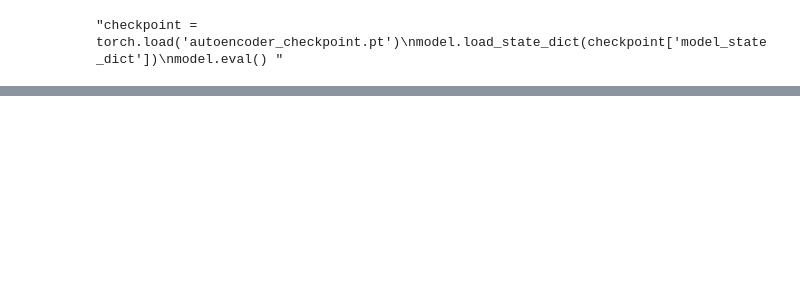
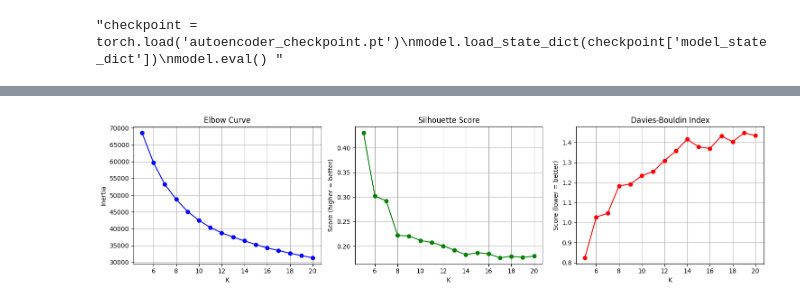
Before and after one commit to Adithyadamodara/Unsupervised-Learning, a Jupyter notebook: DEC/p2.ipynb, the cells around one changed output, grey strips where cells are left out. Saved outputs shown, nothing was run; the diff lists cells and outputs as text; code cells hidden in the pictures; blank space fills up the shorter version.

```diff
--- a/DEC/p2.ipynb
+++ b/DEC/p2.ipynb
@@ -253,0 +300,27 @@ model.eval() """
+# %%
+# Plotting all three metric outputs
+fig, axes = plt.subplots(1, 3, figsize=(15, 4))
+
+axes[0].plot(K_range, inertias, 'bo-')
+axes[0].set_title('Elbow Curve')
+axes[0].set_xlabel('K')
+axes[0].set_ylabel('Inertia')
+axes[0].grid(True)
+
+axes[1].plot(K_range, silhouettes, 'go-')
+axes[1].set_title('Silhouette Score')
+axes[1].set_xlabel('K')
+axes[1].set_ylabel('Score (higher = better)')
+axes[1].grid(True)
+
+axes[2].plot(K_range, db_scores, 'ro-')
+axes[2].set_title('Davies-Bouldin Index')
+axes[2].set_xlabel('K')
+axes[2].set_ylabel('Score (lower = better)')
+axes[2].grid(True)
+
+plt.tight_layout()
+plt.savefig('k_selection.png', dpi=150)
+plt.show()
+# %% [output]
+[figure, added]
```
Also changed, not shown: parts of 18 cells of this notebook, 20 other files.
